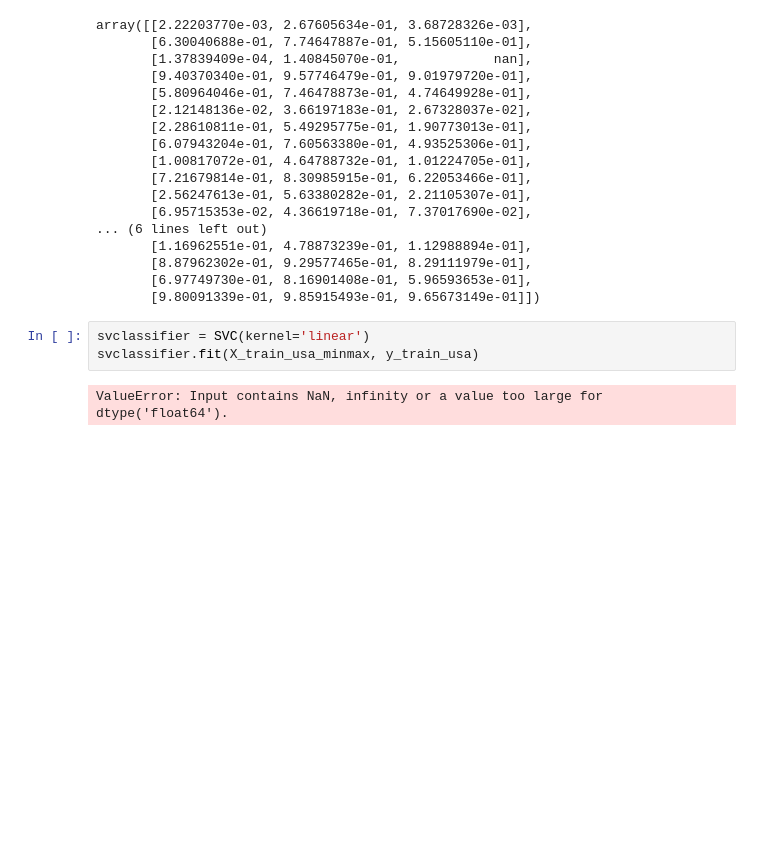
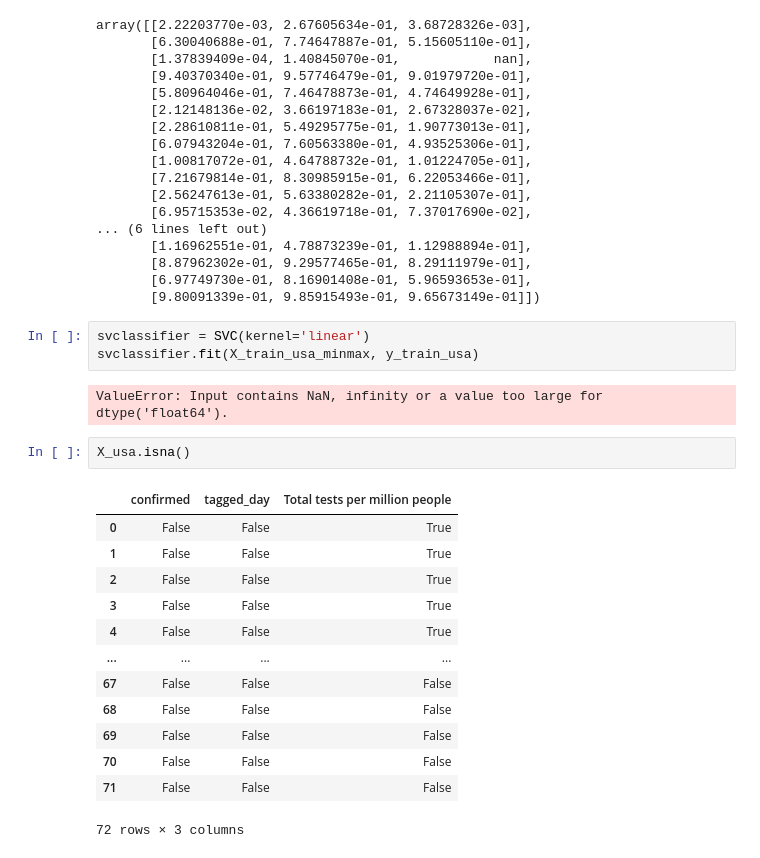
Before and after one commit to kd91/Modeling-of-COVID-19-testing-deaths, a Jupyter notebook: covid_19_01-Priyanka-Visualizations.ipynb, the cells around one changed output. Cells and saved outputs as stored; diff of their text form; blank space fills up the shorter version.

```diff
--- a/covid_19_01-Priyanka-Visualizations.ipynb
+++ b/covid_19_01-Priyanka-Visualizations.ipynb
@@ -480,3 +480,19 @@ svclassifier = SVC(kernel='linear')
 svclassifier.fit(X_train_usa_minmax, y_train_usa)
 # %% [output]
 ValueError: Input contains NaN, infinity or a value too large for dtype('float64').
+# %%
+X_usa.isna()
+# %% [output]
+|  | confirmed | tagged_day | Total tests per million people |
+| 0 | False | False | True |
+| 1 | False | False | True |
+| 2 | False | False | True |
+| 3 | False | False | True |
+| 4 | False | False | True |
+| ... | ... | ... | ... |
+| 67 | False | False | False |
+| 68 | False | False | False |
+| 69 | False | False | False |
+| 70 | False | False | False |
+| 71 | False | False | False |
+72 rows × 3 columns
```
